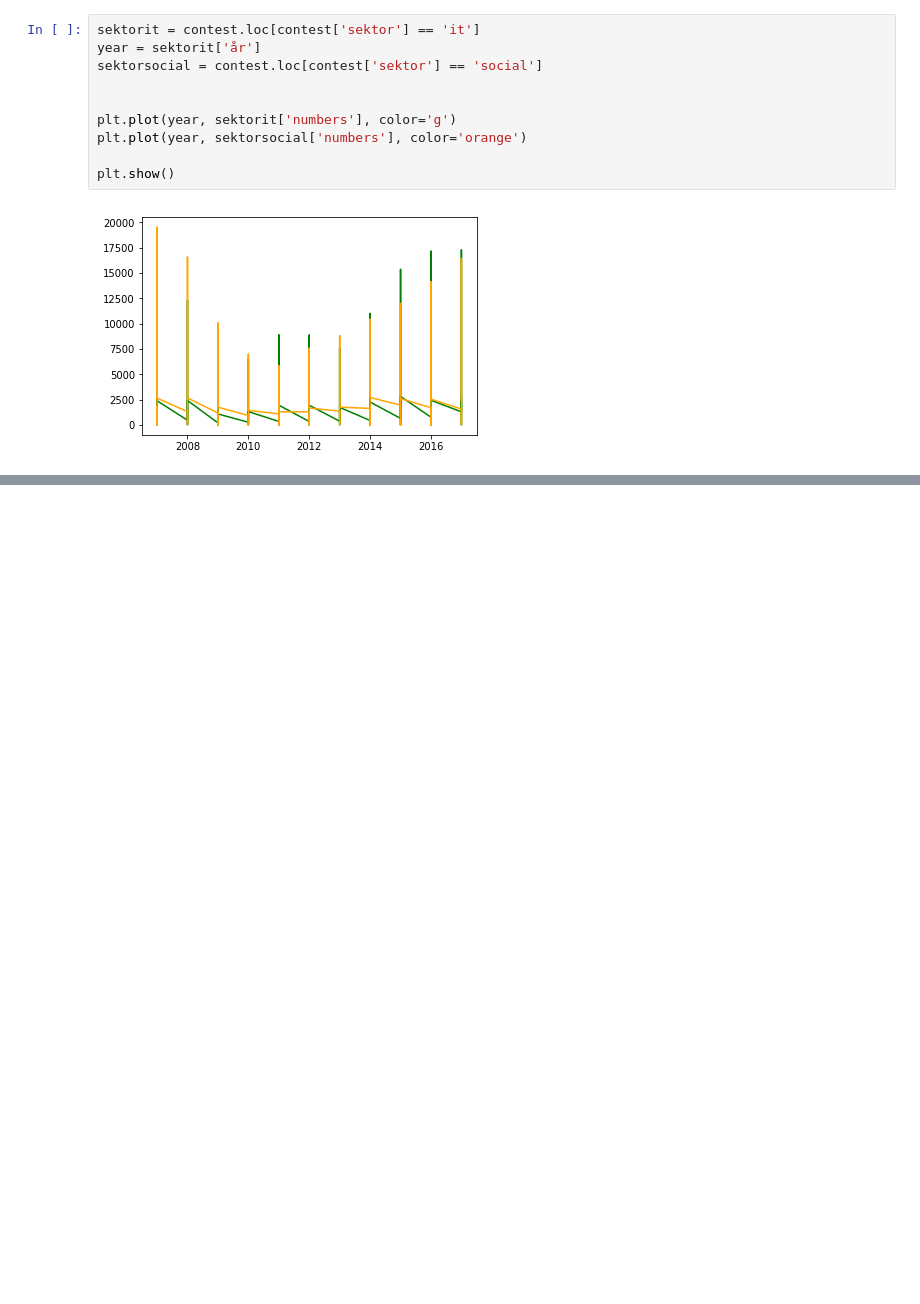
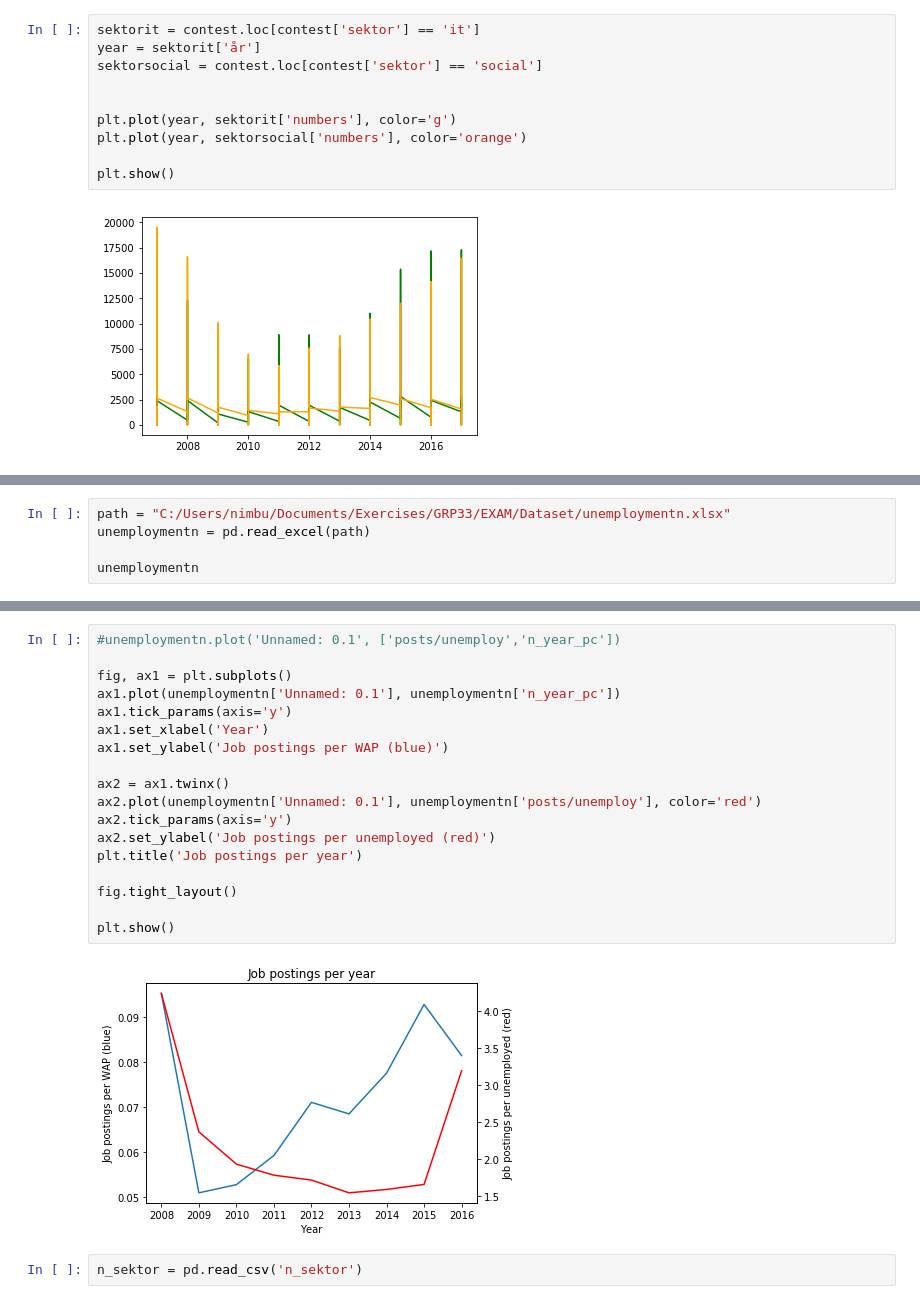
Before and after one commit to Naeim-S/GRP-33-TEST-1, a Jupyter notebook: EXAM/Dataset/Grafer.ipynb, the cells around one changed output, grey strips where cells are left out. Cells and saved outputs as stored; diff of their text form; blank space fills up the shorter version.

```diff
--- a/EXAM/Dataset/Grafer.ipynb
+++ b/EXAM/Dataset/Grafer.ipynb
@@ -49,0 +122,5 @@ plt.show()
+# %%
+path = "C:/Users/nimbu/Documents/Exercises/GRP33/EXAM/Dataset/unemploymentn.xlsx"
+unemploymentn = pd.read_excel(path)
+
+unemploymentn
@@ -49,0 +138,22 @@ plt.show()
+# %%
+#unemploymentn.plot('Unnamed: 0.1', ['posts/unemploy','n_year_pc'])
+
+fig, ax1 = plt.subplots()
+ax1.plot(unemploymentn['Unnamed: 0.1'], unemploymentn['n_year_pc'])
+ax1.tick_params(axis='y')
+ax1.set_xlabel('Year')
+ax1.set_ylabel('Job postings per WAP (blue)')
+
+ax2 = ax1.twinx()
+ax2.plot(unemploymentn['Unnamed: 0.1'], unemploymentn['posts/unemploy'], color='red')
+ax2.tick_params(axis='y')
+ax2.set_ylabel('Job postings per unemployed (red)')
+plt.title('Job postings per year')
+
+fig.tight_layout()
+
+plt.show()
+# %% [output]
+[figure, added]
+# %%
+n_sektor = pd.read_csv('n_sektor')
```
Also changed, not shown: parts of 13 cells of this notebook, 3 other files.
